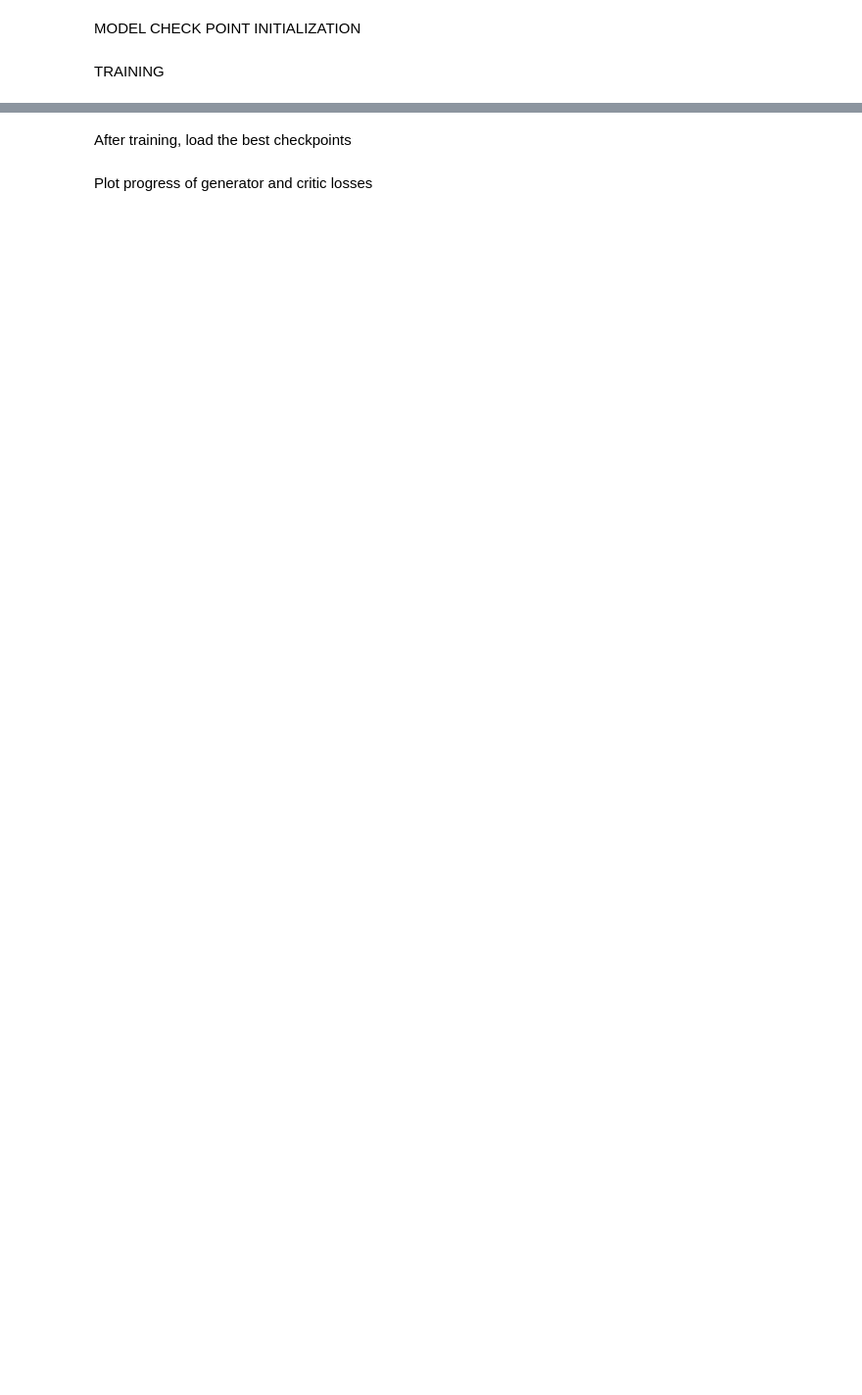
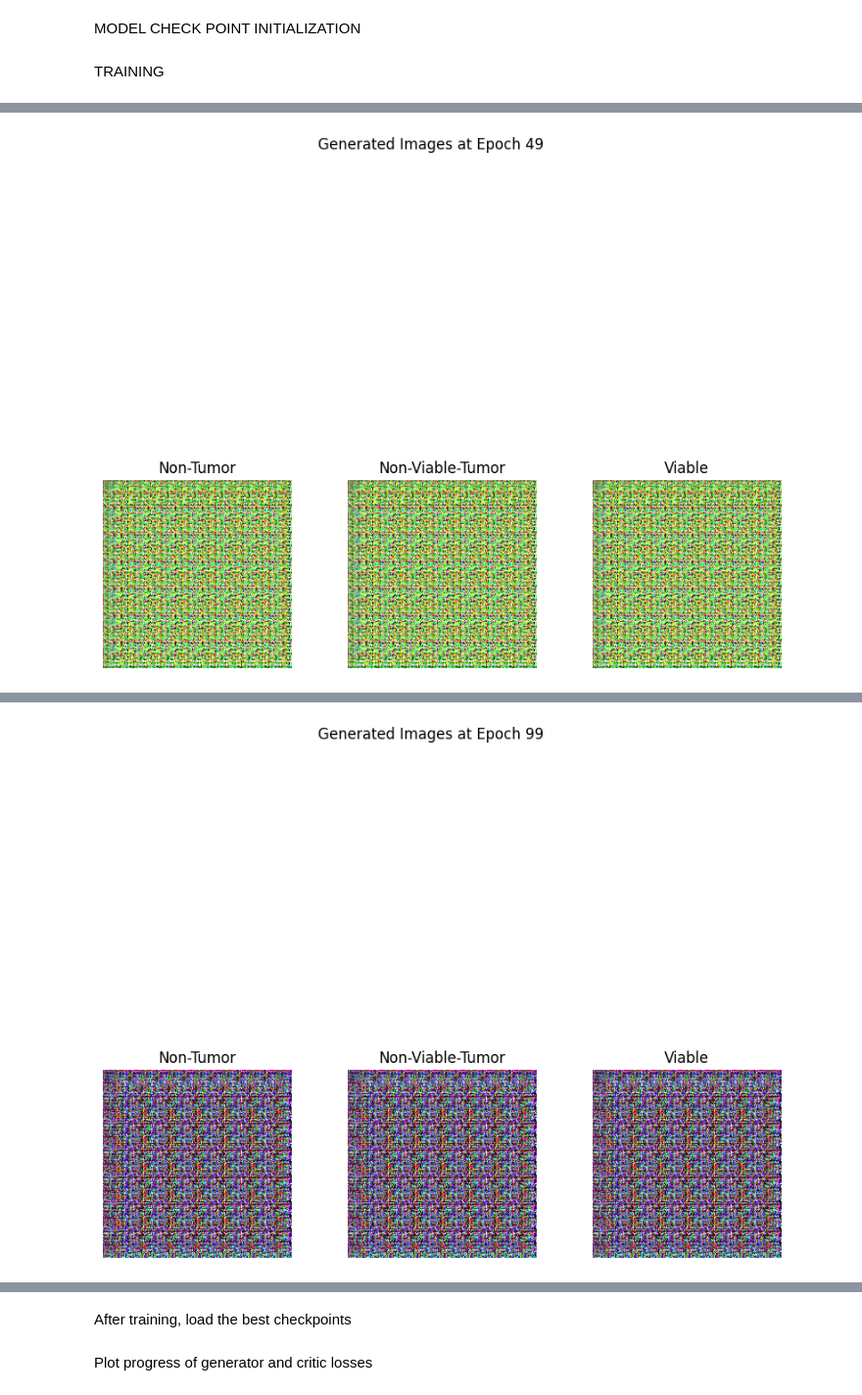
Before and after one commit to uvaishnav/osteoscarcoma_model_evaluation, a Jupyter notebook: notebook/jupyter_notes/WGAN_GPU.ipynb, the cells around one changed output, grey strips where cells are left out. Shown at 98% size. Cells and saved outputs as stored; diff of their text form; code cells hidden in the pictures; blank space fills up the shorter version.

```diff
--- a/notebook/jupyter_notes/WGAN_GPU.ipynb
+++ b/notebook/jupyter_notes/WGAN_GPU.ipynb
@@ -204,7 +204,7 @@ def generate_and_display_images(generator, epoch, latent_dim=latent_dim, class_n
 TRAINING CONSTANTS
 # %%
 c_lambda = 10
-num_epochs = 3000
+num_epochs = 10000
 learning_rate = 0.0002
 critic_train_steps = 5
 beta_1 = 0.5
@@ -279,7 +276,7 @@ WARNING:absl:At this time, the v2.11+ optimizer `tf.keras.optimizers.Adam` runs
 MODEL CHECK POINT INITIALIZATION
 # %%
 # Define the base directory for checkpoints
-checkpoint_path = '/Users/uvaishnav/osteoscarcoma_evaluation_project/artifacts/gan_checkpoints'
+checkpoint_path = 'C:\\Users\\Admin\\Documents\\osteoscarcoma_model_evaluation\\artifacts\\gan_checkpoints'
 # %%
 
 # Create directory for generator checkpoints
@@ -307,6 +304,12 @@ generator_losses = []
 critic_losses = []
 generator_losses_epoch = []
 critic_losses_epoch = []
+# %%
+min_generator_loss = float('inf')
+min_discriminator_loss = float('inf')
+# %%
+generator.load_weights("C:\\Users\\Admin\\Documents\\osteoscarcoma_model_evaluation\\artifacts\\gan_checkpoints\\generator\\ckpt.weights.h5")
+critic.load_weights("C:\\Users\\Admin\\Documents\\osteoscarcoma_model_evaluation\\artifacts\\gan_checkpoints\\critic\\ckpt.weights.h5")
 # %%
 for epoch in range(num_epochs):
     for batch in range(len(train_generator)):
@@ -370,9 +373,11 @@ for epoch in range(num_epochs):
         current_step += 1
 
     # Save model checkpoints
-    generator.save_weights(checkpoint_prefix_gen)
-    critic.save_weights(checkpoint_prefix_critic)
+    if generator_loss_epoch < min_generator_loss and critic_loss_epoch < min_discriminator_loss:
+        generator.save_weights(checkpoint_prefix_gen)
+        critic.save_weights(checkpoint_prefix_critic)
 
     # Generate and display images every 50 epochs
     if (epoch + 1) % 50 == 0:
         generate_and_display_images(generator=generator, epoch=epoch)
+# %% [output]
@@ -378,0 +386 @@ for epoch in range(num_epochs):
+[figure, added]
@@ -378,0 +389 @@ for epoch in range(num_epochs):
+[figure, added]
```
Also changed, not shown: parts of 5 cells of this notebook, 3 other files.
